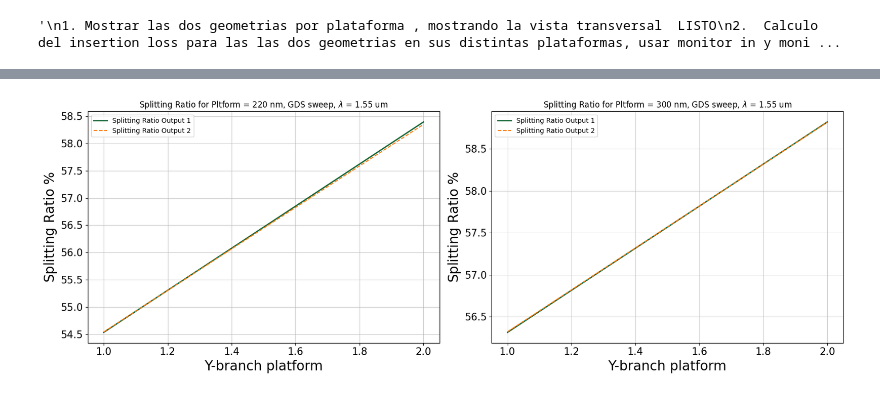
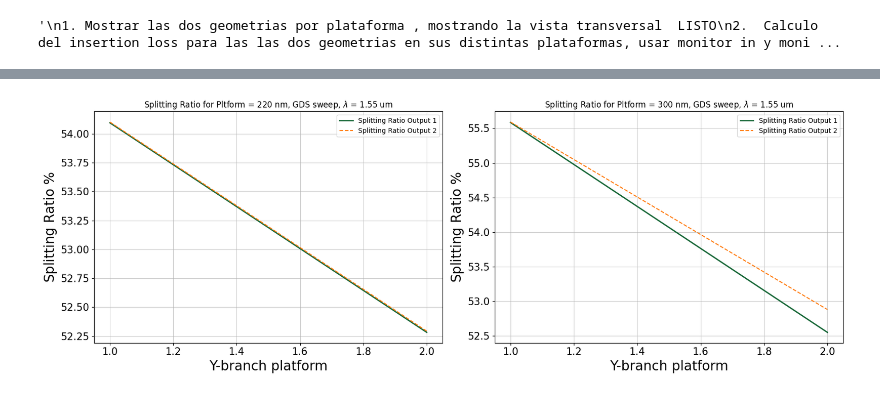
Before and after one commit to Juanes2001/GDS_py_TDY_venv, a Jupyter notebook: notebooks/Hom2_point4.ipynb, the cells around one changed output, grey strips where cells are left out. Cells and saved outputs as stored; diff of their text form; code cells hidden in the pictures.

```diff
--- a/notebooks/Hom2_point4.ipynb
+++ b/notebooks/Hom2_point4.ipynb
@@ -33,7 +33,7 @@ web.configure("U7IS5Q1AW3qYVxPAAQDE7vgxaTz6Kt6aI9AioPZUajVRQQ2o")
 # %% [output]
 Configuration saved successfully.
 # %%
-version_name = "Ybranch_sharp_v6"
+version_name = "Ybranch_sharp_v1"
 
 project_dir = Path.cwd()  # directory where notebook is located
 data_dir = project_dir / "data_hom2_point4"
@@ -117,7 +117,7 @@ def build_Ybranch_simulation(
             # Input assumed at left side of layout
             source = td.ModeSource(
                 name="Input_Source",
-                center=[-7, 0, 0],
+                center=[-5, 0, 0],
                 size=[0, 2, 2],
                 source_time=td.GaussianPulse(freq0=freq0, fwidth=fwidth),
                 direction="+",
@@ -129,7 +129,7 @@ def build_Ybranch_simulation(
             # Reflection monitor
             monitor_reflc= td.FieldMonitor(
                 name="mon_Reflect",
-                center=[-8, 0,0],
+                center=[-6, 0,0],
                 size=[0, 1, 1],
                 freqs=freq,
             )
@@ -137,7 +137,7 @@ def build_Ybranch_simulation(
             # Input monitors
             monitor_in= td.FieldMonitor(
                 name="mon_Input",
-                center=[-6, 0,0],
+                center=[-4, 0,0],
                 size=[0, 1, 1],
                 freqs=freq,
             )
@@ -147,7 +147,7 @@ def build_Ybranch_simulation(
                 # Output1 monitors
                 monitor_out1= td.FieldMonitor(
                     name="mon_Output1",
-                    center=[42, output_offset,0],
+                    center=[39, output_offset,0],
                     size=[0, 1, 1],
                     freqs=freq,
                 )
@@ -155,7 +155,7 @@ def build_Ybranch_simulation(
                 # Output monitors
                 monitor_out2= td.FieldMonitor(
                     name="mon_Output2",
-                    center=[42, -output_offset,0],
+                    center=[39, -output_offset,0],
                     size=[0, 1, 1],
                     freqs=freq,
                 )
@@ -164,7 +164,7 @@ def build_Ybranch_simulation(
                 # Output1 monitors
                 monitor_out1= td.FieldMonitor(
                     name="mon_Output1",
-                    center=[42, 0.8,0],
+                    center=[39, 0.8+width/2,0],
                     size=[0, 1, 1],
                     freqs=freq,
                 )
@@ -172,7 +172,7 @@ def build_Ybranch_simulation(
                 # Output monitors
                 monitor_out2= td.FieldMonitor(
                     name="mon_Output2",
-                    center=[42, -0.8,0],
+                    center=[39, -0.8-width/2,0],
                     size=[0, 1, 1],
                     freqs=freq,
                 )
@@ -189,7 +189,7 @@ def build_Ybranch_simulation(
 
             sim = td.Simulation(
                 center = (17,0,0),
-                size=(54, 12, 8),
+                size=(49, 10, 6),
                 structures=[silicon_structure],
                 sources=[source],
                 monitors=[monitor_out1,monitor_out2, monitor_in,monitor_reflc, monitor_longitudinal],
@@ -198,7 +198,7 @@ def build_Ybranch_simulation(
                 run_time=1e-12,
                 grid_spec=td.GridSpec.auto(
                     wavelength=wavelength.min(),
-                    min_steps_per_wvl=12,
+                    min_steps_per_wvl=10,
                 ),
             )
 
@@ -339,7 +368,6 @@ fig4, axes4 = plt.subplots(1, 2, figsize=(17, 6))
 
 gds_points = 2
 
-gap = 10
 
 Splitting_ratio_OUT1 = np.zeros(gds_points)
 Splitting_ratio_OUT2 = np.zeros(gds_points)
@@ -350,6 +378,28 @@ Losses_300 = np.zeros(gds_points)
 
 for thick_idx in range(2):
     for gds_idx in range(0,gds_points):
+
+
+        ### Calculo de potencia para el monitor de reflexión
+
+        Ey_RER = Reflect[thick_idx][gds_idx].Ey.isel(f=wv_fixed).squeeze()  # La componente real Ey a 1550 nm
+        Ez_RER = Reflect[thick_idx][gds_idx].Ez.isel(f=wv_fixed).squeeze()  # La componente real Ez a 1550 nm
+
+        Hy_RER = Reflect[thick_idx][gds_idx].Hy.isel(f=wv_fixed).squeeze()  # La componente real Hy a 1550 nm
+        Hz_RER = Reflect[thick_idx][gds_idx].Hz.isel(f=wv_fixed).squeeze()  # La componente real Hz a 1550 nm
+
+        Sx_RER = 0.5 * np.real(Ey_RER * np.conj(Hz_RER) - Ez_RER * np.conj(Hy_RER))
+
+        arr_Sx_RER = Sx_RER.values
+
+        x_coords_RE = Ey_RER.coords['y'].values
+        y_coords_RE = Ey_RER.coords['z'].values
+
+        dx = np.diff(x_coords_RE).mean()
+        dy = np.diff(y_coords_RE).mean()
+
+        P_RE = abs(np.sum(arr_Sx_RER) * dx * dy)
+
         ## Calculo de potencia para el monitor de entrada
 
         Ey_INR = IN[thick_idx][gds_idx].Ey.isel(f=wv_fixed).squeeze()  # La componente real Ey a 1550 nm
@@ -368,7 +418,7 @@ for thick_idx in range(2):
         dx = np.diff(x_coords_IN).mean()
         dy = np.diff(y_coords_IN).mean()
 
-        P_IN = np.sum(arr_Sx_INR) * dx * dy
+        P_IN = np.sum(arr_Sx_INR) * dx * dy + P_RE
 
         ## Vamos a hacer lo mismo para OUT
 
@@ -390,7 +440,7 @@ for thick_idx in range(2):
 
         arr_Sx_OUT1R = Sx_OUT1R.values
 
-        P_OUT1 = np.sum(arr_Sx_OUT1R[0:middle_pos-gap]) * dx * dy
+        P_OUT1 = np.sum(arr_Sx_OUT1R) * dx * dy
 
 
         Ey_OUT2R = OUT2[thick_idx][gds_idx].Ey.isel(f=wv_fixed).squeeze()  # La componente real Ey a 1550 nm
@@ -404,65 +454,38 @@ for thick_idx in range(2):
         x_coords_OUT2 = Sx_OUT2R.coords['y'].values
         y_coords_OUT2 = Sx_OUT2R.coords['z'].values
 
-        arr_Sx_OUT1R = Sx_OUT1R.values
+        arr_Sx_OUT2R = Sx_OUT2R.values
 
-        dx = np.diff(x_coords_OUT1).mean()
-        dy = np.diff(y_coords_OUT1).mean()
+        dx = np.diff(x_coords_OUT2).mean()
+        dy = np.diff(y_coords_OUT2).mean()
 
-        arr_Sx_OUT1R = Sx_OUT1R.values
+        arr_Sx_OUT2R = Sx_OUT2R.values
 
-        P_OUT1 = np.sum(arr_Sx_OUT1R[0:middle_pos-gap]) * dx * dy
-
-
-
-        P_OUT2 = np.sum(arr_Sx_OUT1R[middle_pos+gap:-1]) * dx * dy
+        P_OUT2 = np.sum(arr_Sx_OUT2R) * dx * dy
 
 
         # Calculamos el Splitting ratio
 
         Splitting_ratio_OUT1[gds_idx] = P_OUT1 *100/ P_IN
-        Splitting_ratio_OUT2[gds_idx] = P_OUT2 *100 / P_IN
+        Splitting_ratio_OUT2[gds_idx] = P_OUT2 *100/ P_IN
 
         # if thick_idx == 0:
         #     Losses_220[gds_idx] = 10*math.log10((P_IN-(P_OUT1+P_OUT2))/P_IN)
         # else:
         #     Losses_300[gds_idx] = 10*math.log10((P_IN-(P_OUT1+P_OUT2))/P_IN)
 
 
     axes4[thick_idx].plot(np.array([1,2]), Splitting_ratio_OUT1, label="Splitting Ratio Output 1", lw=2)
     axes4[thick_idx].plot(np.array([1,2]), Splitting_ratio_OUT2, label="Splitting Ratio Output 2", linestyle='--')
     axes4[thick_idx].set_title(
         fr"Splitting Ratio for Pltform = {[220, 300][thick_idx]} nm, GDS sweep, $\lambda$ = {sweep_wavelength[wv_fixed]:.2f} um")
     axes4[thick_idx].set_xlabel(r"Y-branch platform", fontsize=20)
     axes4[thick_idx].set_ylabel(r"Splitting Ratio $\%$", fontsize=20)
     axes4[thick_idx].legend(loc='best')
     axes4[thick_idx].grid(True, lw=0.5)
     axes4[thick_idx].tick_params(axis='both', labelsize=15)
 
 plt.tight_layout()
 plt.show()
-
-
-# fig_loss1, ax_loss1 = plt.subplots(1,2,figsize=(14,8))
-#
-#
-# ax_loss1[0].plot(sweep_MMI_L, Losses_220, label="Insertion Loss", linestyle='--')
-# ax_loss1[0].set_title(
-#     f"Insertion Loss, Pltf = {[220, 300][0]} nm, Length sweep, width = {sweep_MMI_W[width_fixed]:.2f} um , $\lambda$ = {sweep_wavelength[wv_fixed]:.2f} um", fontsize = 13)
-# ax_loss1[0].set_xlabel(r"MMI Length [um]", fontsize = 20)
-# ax_loss1[0].set_ylabel(r"Loss (dBs)", fontsize = 20)
-# ax_loss1[0].grid(True, lw=0.5)
-# ax_loss1[0].tick_params(axis='both', labelsize=15)
-#
-# ax_loss1[1].plot(sweep_MMI_L, Losses_300, label="Insertion Loss", linestyle='--')
-# ax_loss1[1].set_title(
-#     f"Insertion Loss, Pltf = {[220, 300][1]} nm, Length sweep, width = {sweep_MMI_W[width_fixed]:.2f} um, , $\lambda$ = {sweep_wavelength[wv_fixed]:.2f} um")
-# ax_loss1[1].set_xlabel(r"MMI Length [um]", fontsize = 20)
-# ax_loss1[1].set_ylabel(r"Loss (dBs)", fontsize = 20)
-# ax_loss1[1].grid(True, lw=0.5)
-# ax_loss1[1].tick_params(axis='both', labelsize=15)
-#
-# plt.tight_layout()
-# plt.show()
 # %% [output]
-[figure, old version]
+[figure, new version]
```
Also changed, not shown: parts of 4 cells of this notebook.
